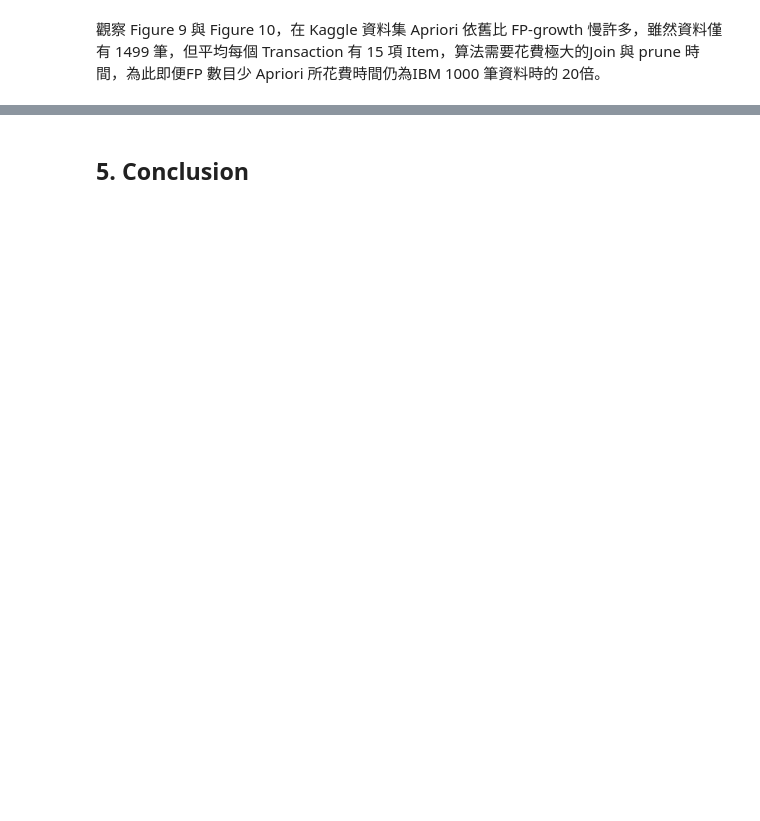
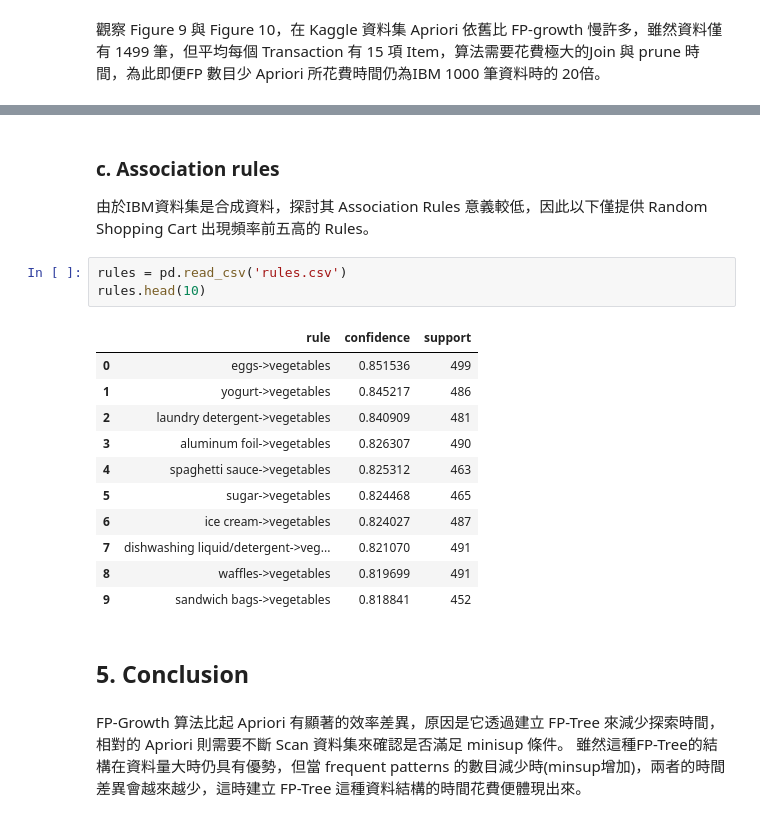
Before and after one commit to Sirius207/Frequent-pattern-Algorithm, a Jupyter notebook: Report.ipynb, the cells around one changed output, grey strips where cells are left out. Cells and saved outputs as stored; diff of their text form; blank space fills up the shorter version.

```diff
--- a/Report.ipynb
+++ b/Report.ipynb
@@ -263,2 +303,22 @@ plt.show()
+# %% [markdown]
+### c. Association rules
+由於IBM資料集是合成資料，探討其 Association Rules 意義較低，因此以下僅提供 Random Shopping Cart 出現頻率前五高的 Rules。
+# %%
+rules = pd.read_csv('rules.csv')
+rules.head(10)
+# %% [output]
+|  | rule | confidence | support |
+| 0 | eggs->vegetables | 0.851536 | 499 |
+| 1 | yogurt->vegetables | 0.845217 | 486 |
+| 2 | laundry detergent->vegetables | 0.840909 | 481 |
+| 3 | aluminum foil->vegetables | 0.826307 | 490 |
+| 4 | spaghetti sauce->vegetables | 0.825312 | 463 |
+| 5 | sugar->vegetables | 0.824468 | 465 |
+| 6 | ice cream->vegetables | 0.824027 | 487 |
+| 7 | dishwashing liquid/detergent->veg... | 0.821070 | 491 |
+| 8 | waffles->vegetables | 0.819699 | 491 |
+| 9 | sandwich bags->vegetables | 0.818841 | 452 |
 # %% [markdown]
 ## 5. Conclusion
+# %% [markdown]
+FP-Growth 算法比起 Apriori 有顯著的效率差異，原因是它透過建立 FP-Tree 來減少探索時間，相對的 Apriori 則需要不斷 Scan 資料集來確認是否滿足 minisup 條件。  雖然這種FP-Tree的結構在資料量大時仍具有優勢，但當 frequent patterns 的數目減少時(minsup增加)，兩者的時間差異會越來越少，這時建立 FP-Tree 這種資料結構的時間花費便體現出來。
```
Also changed, not shown: parts of 12 cells of this notebook.
